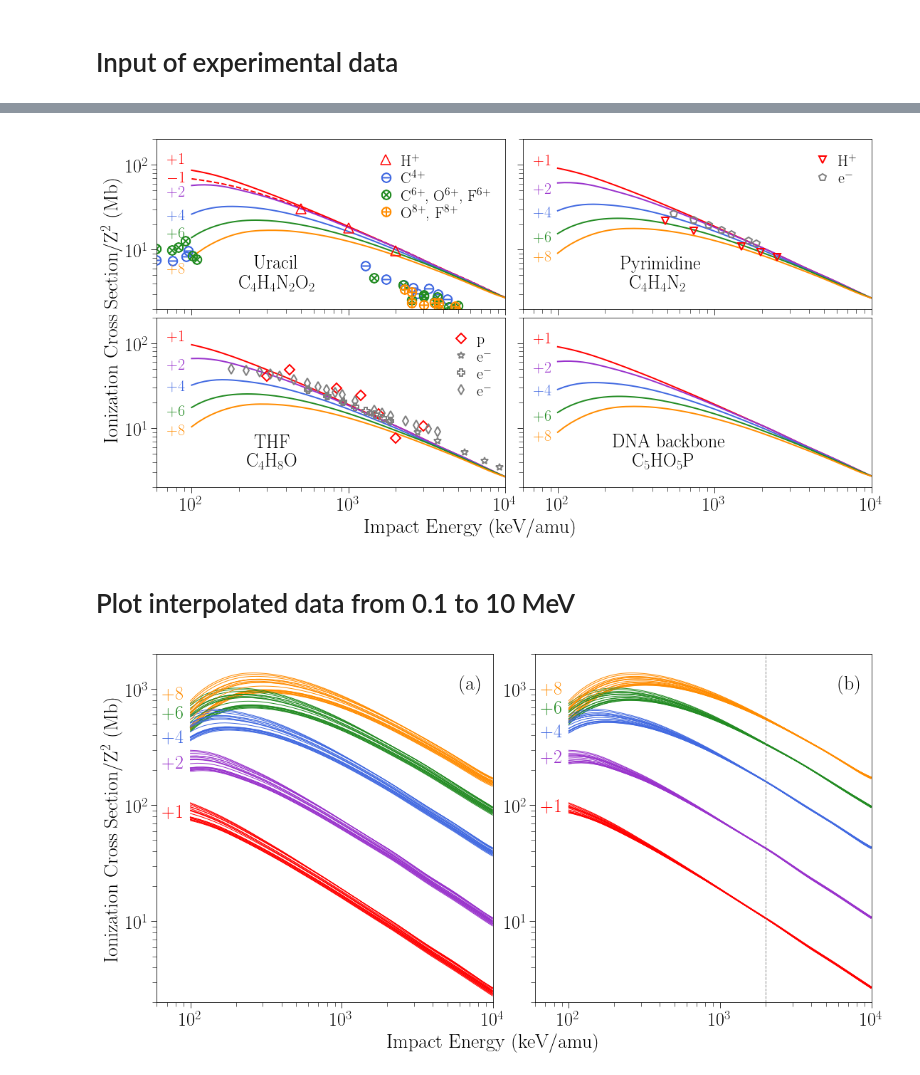
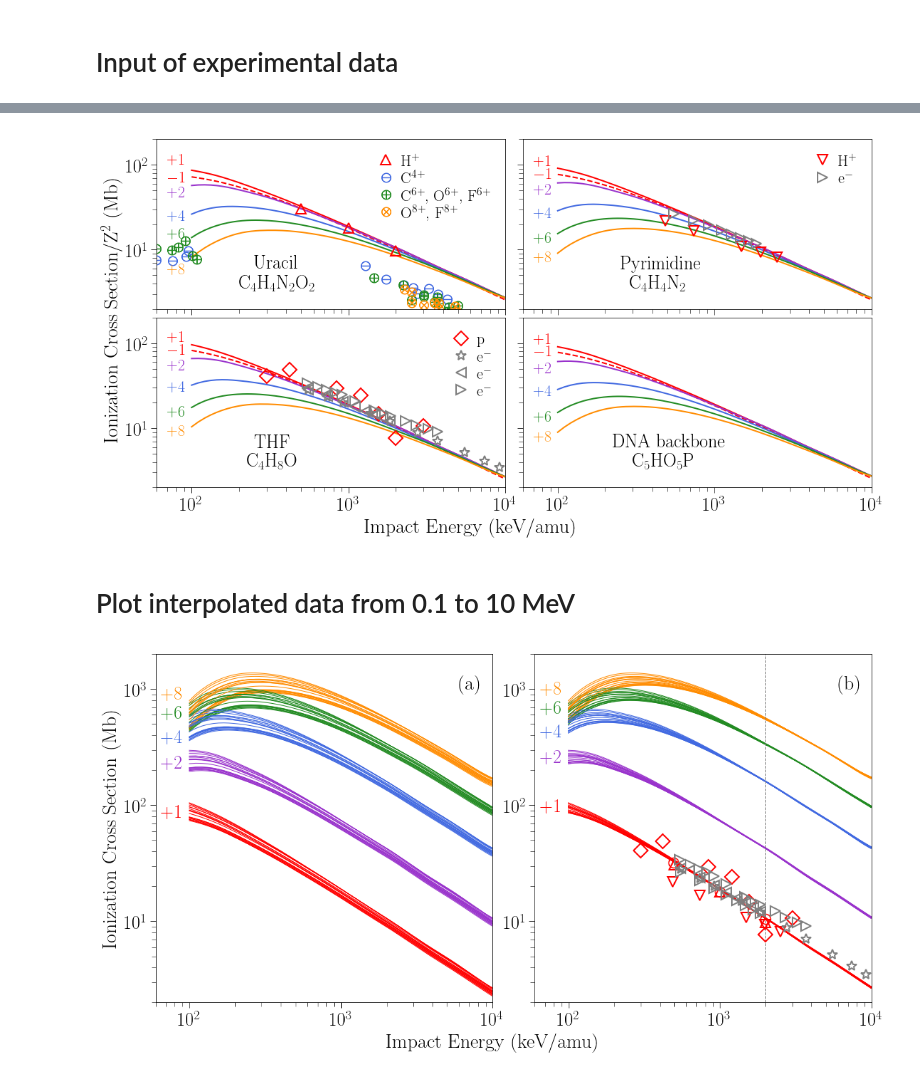
Before and after one commit to xiaogaogaoxiao/ionmol_stoi, a Jupyter notebook: figuras/graphs/molscaling.ipynb, the cells around one changed output, grey strips where cells are left out. Saved outputs shown, nothing was run; the diff lists cells and outputs as text; code cells hidden in the pictures.

```diff
--- a/figuras/graphs/molscaling.ipynb
+++ b/figuras/graphs/molscaling.ipynb
@@ -280,3 +302,0 @@ head_APS1=list(APS1.columns.values)
-# %%
-for i in head_APS1[1:]:
-    APS1[i]=APS1[i]/10.
@@ -283,8 +321,14 @@ for i in head_APS1[1:]:
 # %%
 APS1int=[]
-APS1int=interp_XS(APS1,'ENERGY','URACILO','cubic')
+APS1int=interp_XS(APS1,'ENERGY','SLURACILO','cubic')
 for i in head_APS1[2:]:
     dum1=interp_XS(APS1,'ENERGY',i,'cubic')
     APS1int[i]=dum1[i]
+# %%
+APS3int=[]
+APS3int=interp_XS(APS3,'ENERGY','SLC4H4N2','cubic')
+for i in head_APS3[2:]:
+    dum1=interp_XS(APS3,'ENERGY',i,'cubic')
+    APS3int[i]=dum1[i]
 # %% [markdown]
 # Input of experimental data
@@ -323,6 +360,7 @@ iAe=len(A_e[A_e['Ep']>500])
 iCe=len(C_e[C_e['Ep']<500])
 iGe=len(G_e[G_e['Ep']>500])
 iTe=len(T_e[T_e['Ep']>500])
+iTHFe19=len(THF_e19[THF_e19['Ep']>500])
 # %%
 dum=PS1int[convkeV(PS1int['ENERGY']) < 100.]
 ie100=len(dum)
@@ -468,18 +523,18 @@ plt.rc('font', family='serif')
 ### URACILO ###
 ax1 = plt.subplot(221)
 plt.plot(convkeV(PS1int['ENERGY'][ie100:]),PS1int['SLURACILO'][ie100:]*convMb,co_p,linewidth=2,label=r'H$^{+}$')
-plt.plot(convkeV(APS1int['ENERGY']),APS1int['URACILO']*convMb,co_p,linestyle='--',linewidth=2,label=r'$\bar{p}$')
+plt.plot(convkeV(APS1int['ENERGY'][ie100:]),APS1int['SLURACILO'][ie100:]*convMb*0.73,co_p,linestyle='--',linewidth=2,label=r'$\bar{p}$')
 plt.plot(convkeV(HeS1int['ENERGY'][ie100:]),HeS1int['SLURACILO'][ie100:]*convMb/2**2,co_he,linewidth=2,label=r'He$^{+2}$')
 plt.plot(convkeV(BeS1int['ENERGY'][ie100:]),BeS1int['SLURACILO'][ie100:]*convMb/4**2,co_be,linewidth=2,label=r'Be$^{+4}$')
 plt.plot(convkeV(CS1int['ENERGY'][ie100:]),CS1int['SLURACILO'][ie100:]*convMb/6**2,co_c,linewidth=2,label=r'C$^{+6}$')
 plt.plot(convkeV(OS1int['ENERGY'][ie100:]),OS1int['SLURACILO'][ie100:]*convMb/8**2,co_o,linewidth=2,label=r'O$^{+8}$')
 # experiments
-Up, = ax1.plot(U_p['E'],U_p['CS']/36*100,color=co_p,marker='^',markersize=14,markeredgewidth=1.5,markerfacecolor='none',linestyle=' ',label='p')
-Uc4, = ax1.plot(U_c4[1],U_c4[3]/36*100,color=co_be,marker=r'$\ominus$',markersize=14,markeredgewidth=1.5,markerfacecolor='none',linestyle=' ',label='C$^4$')
-Uc6, = ax1.plot(U_c6[1],U_c6[2]/36*100,color=co_c,marker=r'$\otimes$',markersize=14,markeredgewidth=1.5,markerfacecolor='none',linestyle=' ',label='C$^4$')
-Uo6, = ax1.plot(U_o6[1],U_o6[3]/36*100,color=co_c,marker=r'$\otimes$',markersize=14,markeredgewidth=1.5,markerfacecolor='none',linestyle=' ',label='C$^4$')
-Uf6, = ax1.plot(U_f6[1],U_f6[2]/36*100,color=co_c,marker=r'$\otimes$',markersize=14,markeredgewidth=1.5,markerfacecolor='none',linestyle=' ',label='C$^4$')
-Uof8, = ax1.plot(U_of8[0],U_of8[1]/36*100,color=co_o,marker=r'$\oplus$',markersize=14,markeredgewidth=1.5,markerfacecolor='none',linestyle=' ',label='C$^4$')
+Up, = ax1.plot(U_p['E'],U_p['CS']/36*100,color=co_p,marker='^',markersize=14,markeredgewidth=2,markerfacecolor='none',linestyle=' ',label='p')
+Uc4, = ax1.plot(U_c4[1],U_c4[3]/36*100,color=co_be,marker=r'$\ominus$',markersize=14,markeredgewidth=1,markerfacecolor='none',linestyle=' ',label='C$^4$')
+Uc6, = ax1.plot(U_c6[1],U_c6[2]/36*100,color=co_c,marker=r'$\oplus$',markersize=14,markeredgewidth=1,markerfacecolor='none',linestyle=' ',label='C$^4$')
+Uo6, = ax1.plot(U_o6[1],U_o6[3]/36*100,color=co_c,marker=r'$\oplus$',markersize=14,markeredgewidth=1,markerfacecolor='none',linestyle=' ',label='C$^4$')
+Uf6, = ax1.plot(U_f6[1],U_f6[2]/36*100,color=co_c,marker=r'$\oplus$',markersize=14,markeredgewidth=1,markerfacecolor='none',linestyle=' ',label='C$^4$')
+Uof8, = ax1.plot(U_of8[0],U_of8[1]/36*100,color=co_o,marker=r'$\otimes$',markersize=14,markeredgewidth=1,markerfacecolor='none',linestyle=' ',label='C$^4$')
 ax1.legend([Up,Uc4,Uc6,Uof8],['H$^{+}$','C$^{4+}$','C$^{6+}$, O$^{6+}$, F$^{6+}$','O$^{8+}$, F$^{8+}$'],loc='best',fontsize=22,handletextpad=0.01,labelspacing=0.1,frameon=False)
 plt.xlim(xmin,xmax)
 plt.ylim(ymin,ymax)
@@ -490,7 +545,7 @@ ax1.tick_params(which='minor', length=6)
 plt.text(xtext, ytext, 'Uracil',fontsize=26)
 plt.text(xtext*0.8, ytext*0.55, r'C$_4$H$_4$N$_2$O$_2$',fontsize=26)
 plt.text(70, PS1int['SLURACILO'][ie100]*convMb*1.2, r'$+1$',color=co_p,fontsize=22)
-plt.text(70, APS1int['URACILO'][0]*convMb*0.95, r'$-1$',color=co_p,fontsize=22)
+plt.text(70, APS1int['SLURACILO'][0]*convMb*0.8, r'$-1$',color=co_p,fontsize=22)
 plt.text(70, HeS1int['SLURACILO'][ie100]*convMb*0.75/2**2, r'$+2$',color=co_he,fontsize=22)
 plt.text(70, BeS1int['SLURACILO'][ie100]*convMb*0.85/4**2, r'$+4$',color=co_be,fontsize=22)
 plt.text(70, CS1int['SLURACILO'][ie100]*convMb*1./6**2, r'$+6$',color=co_c,fontsize=22)
@@ -501,13 +556,14 @@ plt.ylabel("Ionization Cross Section/Z$^2$ (Mb)", fontsize=28,labelpad=5,positio
 ### PYRIMIDINA ###
 ax2 = plt.subplot(222)
 plt.plot(convkeV(PS3int['ENERGY'][ie100:]),PS3int['SLC4H4N2'][ie100:]*convMb,co_p,linewidth=2, label='_nolegend_')
-#plt.plot(convkeV(APS1int['ENERGY']),APS1int['GUANINA']*convMb*0.73,co_p,linestyle='--',linewidth=2,label=r'$\bar{p}$')
+plt.plot(convkeV(APS3int['ENERGY'][ie100:]),APS3int['SLC4H4N2'][ie100:]*convMb*0.69,co_p,linestyle='--',linewidth=2,label=r'$\bar{p}$')
 plt.plot(convkeV(HeS3int['ENERGY'][ie100:]),HeS3int['SLC4H4N2'][ie100:]*convMb/2**2,co_he,linewidth=2, label='_nolegend_')
 plt.plot(convkeV(BeS3int['ENERGY'][ie100:]),BeS3int['SLC4H4N2'][ie100:]*convMb/4**2,co_be,linewidth=2, label='_nolegend_')
 plt.plot(convkeV(CS3int['ENERGY'][ie100:]),CS3int['SLC4H4N2'][ie100:]*convMb/6**2,co_c,linewidth=2, label='_nolegend_')
 plt.plot(convkeV(OS3int['ENERGY'][ie100:]),OS3int['SLC4H4N2'][ie100:]*convMb/8**2,co_o,linewidth=2, label='_nolegend_')
-PYRp, = ax2.plot(PYR_p['E'][2:],PYR_p['au'][2:]/28*convMb,color=co_p,marker='v',markersize=10,markeredgewidth=2,markerfacecolor='none',linestyle=' ',label='p')
-PYRe, = ax2.plot(bug17['Ep(keV)'],bug17['e+PY']/28*100,color='tab:gray',marker='p',markersize=10,markeredgewidth=2,markerfacecolor='none',linestyle=' ',label='p')
+# experiments
+PYRp, = ax2.plot(PYR_p['E'][2:],PYR_p['au'][2:]/28*convMb,color=co_p,marker='v',markersize=14,markeredgewidth=2,markerfacecolor='none',linestyle=' ',label='p')
+PYRe, = ax2.plot(bug17['Ep(keV)'],bug17['e+PY']/28*100,color='tab:gray',marker='>',markersize=14,markeredgewidth=2,markerfacecolor='none',linestyle=' ',label='p')
 ax2.legend([PYRp,PYRe],['H$^{+}$','e$^{-}$'],loc='best',fontsize=22,handletextpad=0.01,labelspacing=0.1,frameon=False)
 plt.xlim(xmin,xmax)
 plt.ylim(ymin,ymax)
@@ -518,7 +574,7 @@ ax2.tick_params(which='minor', length=6)
 plt.text(xtext, ytext, 'Pyrimidine',fontsize=26)
 plt.text(xtext*1.15, ytext*0.55, r'C$_4$H$_4$N$_2$',fontsize=26)
 plt.text(70, PS3int['SLC4H4N2'][ie100]*convMb*1.1, r'$+1$',color=co_p,fontsize=22)
-#plt.text(70, APS1int['GUANINA'][0]*convMb*0.8, r'$-1$',color=co_p,fontsize=22)
+plt.text(70, APS3int['SLC4H4N2'][ie100]*convMb*0.65, r'$-1$',color=co_p,fontsize=22)
 plt.text(70, HeS3int['SLC4H4N2'][ie100]*convMb*0.75/2**2, r'$+2$',color=co_he,fontsize=22)
 plt.text(70, BeS3int['SLC4H4N2'][ie100]*convMb*0.85/4**2, r'$+4$',color=co_be,fontsize=22)
 plt.text(70, CS3int['SLC4H4N2'][ie100]*convMb*0.8/6**2, r'$+6$',color=co_c,fontsize=22)
@@ -527,15 +583,16 @@ plt.text(70, OS3int['SLC4H4N2'][ie100]*convMb*0.8/8**2, r'$+8$',color=co_o,fonts
 ### THF ###
 ax3 = plt.subplot(223)
 plt.plot(convkeV(PS3int['ENERGY'][ie100:]),PS3int['SLC4H8O1'][ie100:]*convMb,co_p,linewidth=2, label='_nolegend_')
-#plt.plot(convkeV(APS1int['ENERGY']),APS1int['GUANINA']*convMb*0.73,co_p,linestyle='--',linewidth=2,label=r'$\bar{p}$')
+plt.plot(convkeV(APS3int['ENERGY'][ie100:]),APS3int['SLC4H8O1'][ie100:]*convMb*0.53,co_p,linestyle='--',linewidth=2,label=r'$\bar{p}$')
 plt.plot(convkeV(HeS3int['ENERGY'][ie100:]),HeS3int['SLC4H8O1'][ie100:]*convMb/2**2,co_he,linewidth=2, label='_nolegend_')
 plt.plot(convkeV(BeS3int['ENERGY'][ie100:]),BeS3int['SLC4H8O1'][ie100:]*convMb/4**2,co_be,linewidth=2, label='_nolegend_')
 plt.plot(convkeV(CS3int['ENERGY'][ie100:]),CS3int['SLC4H8O1'][ie100:]*convMb/6**2,co_c,linewidth=2, label='_nolegend_')
 plt.plot(convkeV(OS3int['ENERGY'][ie100:]),OS3int['SLC4H8O1'][ie100:]*convMb/8**2,co_o,linewidth=2, label='_nolegend_')
-THFp, = ax3.plot(THF_p['Ep'],THF_p['au']/28*convMb,color=co_p,marker='D',markersize=10,markeredgewidth=2,markerfacecolor='none',linestyle=' ',label='p')
-THFe09, = ax3.plot(THF_e09['Ep(kev)'],THF_e09['CS']/28*100,color='tab:gray',marker='*',markersize=10,markeredgewidth=2,markerfacecolor='none',linestyle=' ',label='p')
-THFe17, = ax3.plot(bug17['Ep(keV)'],bug17['e+THF']/28*100,color='tab:gray',marker='P',markersize=10,markeredgewidth=2,markerfacecolor='none',linestyle=' ',label='p')
-THFe19, = ax3.plot(convkeV(THF_e19['v(au)']),THF_e19['au']/28*convMb,color='tab:gray',marker='d',markersize=10,markeredgewidth=2,markerfacecolor='none',linestyle=' ',label='p')
+# experiments
+THFp, = ax3.plot(THF_p['Ep'],THF_p['au']/28*convMb,color=co_p,marker='D',markersize=14,markeredgewidth=2,markerfacecolor='none',linestyle=' ',label='p')
+THFe09, = ax3.plot(THF_e09['Ep(kev)'],THF_e09['CS']/28*100,color='tab:gray',marker='*',markersize=14,markeredgewidth=2,markerfacecolor='none',linestyle=' ',label='p')
+THFe17, = ax3.plot(bug17['Ep(keV)'],bug17['e+THF']/28*100,color='tab:gray',marker='<',markersize=14,markeredgewidth=2,markerfacecolor='none',linestyle=' ',label='p')
+THFe19, = ax3.plot(convkeV(THF_e19['v(au)'][0:iTHFe19]),THF_e19['au'][0:iTHFe19]/28*convMb,color='tab:gray',marker='>',markersize=14,markeredgewidth=2,markerfacecolor='none',linestyle=' ',label='p')
 ax3.legend([THFp,THFe09,THFe17,THFe19],['p','e$^{-}$','e$^{-}$','e$^{-}$'],loc='upper right',fontsize=22,handletextpad=0.01,labelspacing=0.1,frameon=False)
 plt.xlim(xmin,xmax)
 plt.ylim(ymin,ymax)
@@ -546,7 +603,7 @@ ax3.tick_params(which='minor', length=6)
 plt.text(xtext, ytext, 'THF',fontsize=26)
 plt.text(xtext*0.9, ytext*0.55, r'C$_4$H$_8$O',fontsize=26)
 plt.text(70, PS3int['SLC4H8O1'][ie100]*convMb*1.1, r'$+1$',color=co_p,fontsize=22)
-#plt.text(70, APS1int['GUANINA'][0]*convMb*0.8, r'$-1$',color=co_p,fontsize=22)
+plt.text(70, APS3int['SLC4H8O1'][ie100]*convMb*0.5, r'$-1$',color=co_p,fontsize=22)
 plt.text(70, HeS3int['SLC4H8O1'][ie100]*convMb*0.75/2**2, r'$+2$',color=co_he,fontsize=22)
 plt.text(70, BeS3int['SLC4H8O1'][ie100]*convMb*0.85/4**2, r'$+4$',color=co_be,fontsize=22)
 plt.text(70, CS3int['SLC4H8O1'][ie100]*convMb*0.8/6**2, r'$+6$',color=co_c,fontsize=22)
@@ -555,7 +612,7 @@ plt.text(70, OS3int['SLC4H8O1'][ie100]*convMb*0.8/8**2, r'$+8$',color=co_o,fonts
 ### DNA BACKBONE ###
 ax4 = plt.subplot(224)
 plt.plot(convkeV(PS1int['ENERGY'][ie100:]),PS1int['SLBACKBONE'][ie100:]*convMb,co_p,linewidth=2, label='_nolegend_')
-#plt.plot(convkeV(APS1int['ENERGY']),APS1int['']*convMb*0.95,co_p,linestyle='--',linewidth=2,label=r'$\bar{p}$')
+plt.plot(convkeV(APS1int['ENERGY'][ie100:]),APS1int['SLBACKBONE'][ie100:]*convMb*0.63,co_p,linestyle='--',linewidth=2,label=r'$\bar{p}$')
 plt.plot(convkeV(HeS1int['ENERGY'][ie100:]),HeS1int['SLBACKBONE'][ie100:]*convMb/2**2,co_he,linewidth=2, label='_nolegend_')
 plt.plot(convkeV(BeS1int['ENERGY'][ie100:]),BeS1int['SLBACKBONE'][ie100:]*convMb/4**2,co_be,linewidth=2, label='_nolegend_')
 plt.plot(convkeV(CS1int['ENERGY'][ie100:]),CS1int['SLBACKBONE'][ie100:]*convMb/6**2,co_c,linewidth=2, label='_nolegend_')
@@ -569,7 +626,7 @@ ax4.tick_params(which='minor', length=6)
 plt.text(xtext*0.9, ytext, 'DNA backbone',fontsize=26)
 plt.text(xtext*1.2, ytext*0.55, r'C$_5$HO$_5$P',fontsize=26)
 plt.text(70, PS1int['SLBACKBONE'][ie100]*convMb*1.1, r'$+1$',color=co_p,fontsize=22)
-#plt.text(70, APS1int['ADENINA'][0]*convMb*0.8, r'$-1$',color=co_p,fontsize=22)
+plt.text(70, APS1int['SLBACKBONE'][ie100]*convMb*0.6, r'$-1$',color=co_p,fontsize=22)
 plt.text(70, HeS1int['SLBACKBONE'][ie100]*convMb*0.75/2**2, r'$+2$',color=co_he,fontsize=22)
 plt.text(70, BeS1int['SLBACKBONE'][ie100]*convMb*0.85/4**2, r'$+4$',color=co_be,fontsize=22)
 plt.text(70, CS1int['SLBACKBONE'][ie100]*convMb*0.8/6**2, r'$+6$',color=co_c,fontsize=22)
@@ -584,7 +641,7 @@ fig.subplots_adjust(hspace=0.05, wspace=0.05)
 plt.savefig('../adn2.eps')
 plt.show()
 # %% [output]
-[figure, old version]
+[figure, new version]
 # %% [markdown]
 # Plot interpolated data from 0.1 to 10 MeV
 # %%
@@ -639,7 +696,7 @@ ax1.tick_params(which='major', labelsize=26,length=8);
 ax1.tick_params(which='minor', length=6)
 plt.xlabel("Impact Energy (keV/amu)", fontsize=28,labelpad=5,position=(1,0))
 # plt.xlabel("Impact Energy (keV/amu)", fontsize=28,labelpad=5)
-plt.ylabel("Ionization Cross Section/Z$^2$ (Mb)", fontsize=28,labelpad=5)
+plt.ylabel("Ionization Cross Section (Mb)", fontsize=28,labelpad=5)
 # ax1.legend(loc='lower left',fontsize=26)
 # ax1.legend(loc='upper left',bbox_to_anchor=(0.175, 1.15, 0, 0),fontsize=26,ncol=6)
 plt.text(xtext, ytext, '(a)',fontsize=28)
@@ -657,31 +714,41 @@ for i in head_CHn[1:]:
     plt.plot(convkeV(BeS2int['ENERGY'][ie100:]),BeS2int[i][ie100:]*convMb,co_be,linewidth=1, label='_nolegend_')
     plt.plot(convkeV(CS2int['ENERGY'][ie100:]),CS2int[i][ie100:]*convMb,co_c,linewidth=1, label='_nolegend_')
     plt.plot(convkeV(OS2int['ENERGY'][ie100:]),OS2int[i][ie100:]*convMb,co_o,linewidth=1, label='_nolegend_')
 for i in head_PYR[1:]:
     plt.plot(convkeV(PS3int['ENERGY'][ie100:]),PS3int[i][ie100:]*convMb,co_p,linewidth=1, label='_nolegend_')
     plt.plot(convkeV(HeS3int['ENERGY'][ie100:]),HeS3int[i][ie100:]*convMb,co_he,linewidth=1, label='_nolegend_')
     plt.plot(convkeV(BeS3int['ENERGY'][ie100:]),BeS3int[i][ie100:]*convMb,co_be,linewidth=1, label='_nolegend_')
     plt.plot(convkeV(CS3int['ENERGY'][ie100:]),CS3int[i][ie100:]*convMb,co_c,linewidth=1, label='_nolegend_')
     plt.plot(convkeV(OS3int['ENERGY'][ie100:]),OS3int[i][ie100:]*convMb,co_o,linewidth=1, label='_nolegend_')
 plt.axvline(2000,linestyle='--',color='tab:gray',linewidth=1)
+# experiments
+Ap, = ax2.plot(A_p['E'],A_p['CS']/45*100,color=co_p,marker='o',markersize=14,markeredgewidth=1.5,markerfacecolor='none',linestyle=' ',label='p')
+Up, = ax2.plot(U_p['E'],U_p['CS']/36*100,color=co_p,marker='^',markersize=14,markeredgewidth=2,markerfacecolor='none',linestyle=' ',label='p')
+PYRp, = ax2.plot(PYR_p['E'][2:],PYR_p['au'][2:]/28*convMb,color=co_p,marker='v',markersize=14,markeredgewidth=2,markerfacecolor='none',linestyle=' ',label='p')
+PYRe, = ax2.plot(bug17['Ep(keV)'],bug17['e+PY']/28*100,color='tab:gray',marker='>',markersize=14,markeredgewidth=2,markerfacecolor='none',linestyle=' ',label='p')
+THFp, = ax2.plot(THF_p['Ep'],THF_p['au']/28*convMb,color=co_p,marker='D',markersize=14,markeredgewidth=2,markerfacecolor='none',linestyle=' ',label='p')
+THFe09, = ax2.plot(THF_e09['Ep(kev)'],THF_e09['CS']/28*100,color='tab:gray',marker='*',markersize=14,markeredgewidth=2,markerfacecolor='none',linestyle=' ',label='p')
+THFe17, = ax2.plot(bug17['Ep(keV)'],bug17['e+THF']/28*100,color='tab:gray',marker='<',markersize=14,markeredgewidth=2,markerfacecolor='none',linestyle=' ',label='p')
+THFe19, = ax2.plot(convkeV(THF_e19['v(au)'][0:iTHFe19]),THF_e19['au'][0:iTHFe19]/28*convMb,color='tab:gray',marker='>',markersize=14,markeredgewidth=2,markerfacecolor='none',linestyle=' ',label='p')
+
 plt.xlim(xmin,xmax)
 plt.ylim(ymin,ymax)
 plt.yscale('log')
 plt.xscale('log')
 
 plt.text(65, PS1int['SLADENINA'][ie100]*convMb*1., r'$+1$',color=co_p,fontsize=26)
 plt.text(65, HeS1int['SLADENINA'][ie100]*convMb*1., r'$+2$',color=co_he,fontsize=26)
 plt.text(65, BeS1int['SLADENINA'][ie100]*convMb*0.9, r'$+4$',color=co_be,fontsize=26)
 plt.text(65, CS1int['SLADENINA'][ie100]*convMb*1.2, r'$+6$',color=co_c,fontsize=26)
 plt.text(65, OS1int['SLADENINA'][ie100]*convMb*1.7, r'$+8$',color=co_o,fontsize=26)
 
 ax2.tick_params(which='major', labelsize=26,length=8);
 ax2.tick_params(which='minor', length=6)
 # plt.xlabel("Impact Energy (keV/amu)", fontsize=28,labelpad=5)
 plt.text(xtext, ytext, '(b)',fontsize=28)
 fig.subplots_adjust(hspace=0, wspace=0.125)
 
 plt.savefig("../molscaling85.eps",bbox_inches='tight')
 plt.show()
 # %% [output]
-[figure, old version]
+[figure, new version]
```
Also changed, not shown: parts of 16 cells of this notebook, 43 other files.
